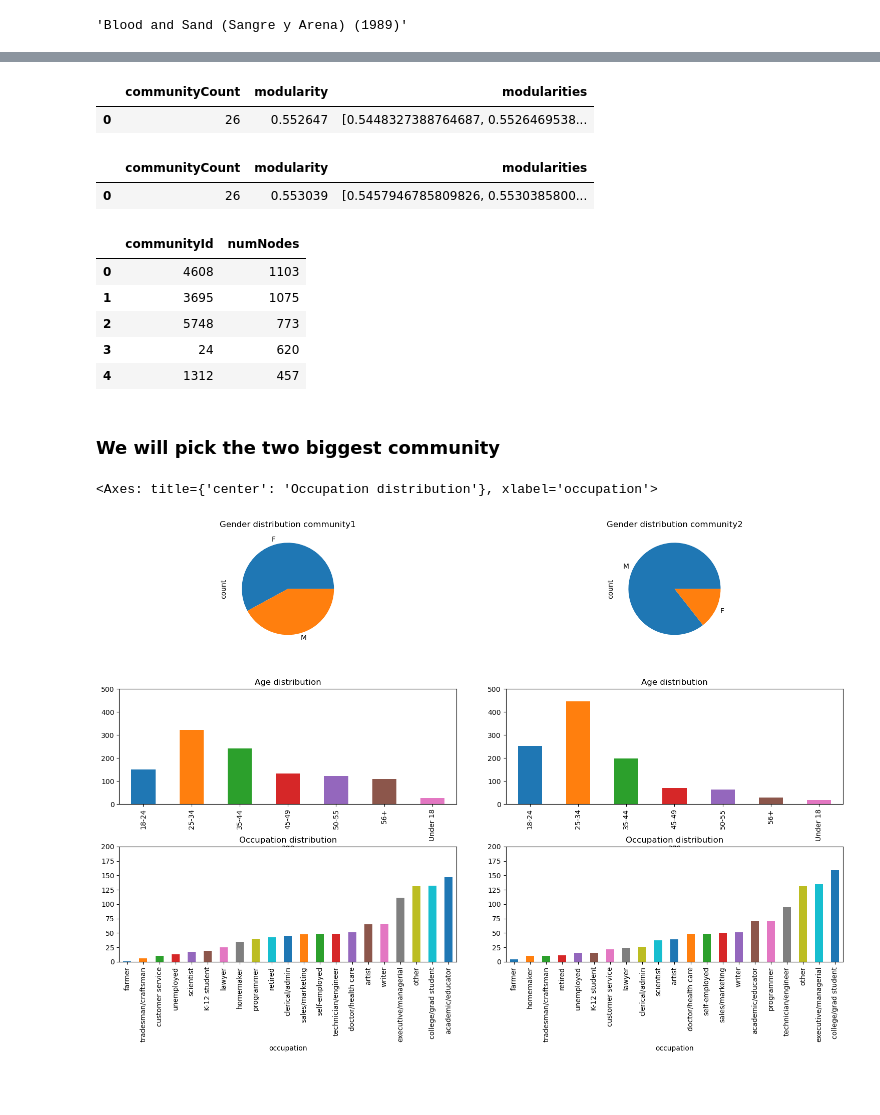
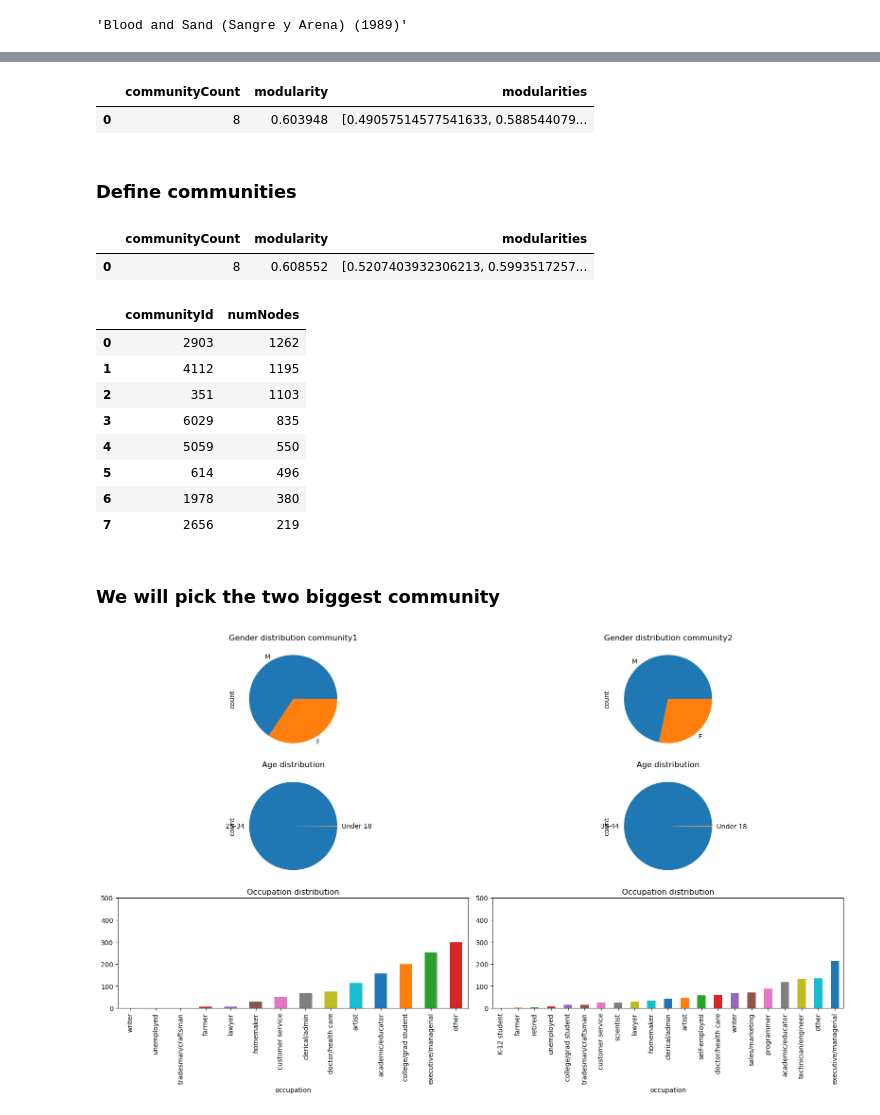
Before and after one commit to AngeloLongano/graph_analytics_movie_dataset, a Jupyter notebook: 3_research_questions.ipynb, the cells around one changed output, grey strips where cells are left out. Cells and saved outputs as stored; diff of their text form; code cells hidden in the pictures; blank space fills up the shorter version.

```diff
--- a/3_research_questions.ipynb
+++ b/3_research_questions.ipynb
@@ -306,30 +560,39 @@ gds.run_cypher(
 # %%
 gds.run_cypher(
     """
-    CALL gds.louvain.stats('users-similarities', { relationshipWeightProperty:'score',maxIterations:1000,includeIntermediateCommunities:true})
+    CALL gds.louvain.stats('users-similarities',
+    {
+        relationshipWeightProperty: 'score'
+    })
     YIELD communityCount, modularity, modularities
 """
 )
 # %% [output]
 |  | communityCount | modularity | modularities |
-| 0 | 26 | 0.552647 | [0.5448327388764687, 0.5526469538... |
+| 0 | 8 | 0.603948 | [0.49057514577541633, 0.588544079... |
+# %% [markdown]
+### Define communities
 # %%
 gds.run_cypher(
     """
-    CALL gds.louvain.write('users-similarities', { relationshipWeightProperty: 'score',writeProperty:'communityId',maxIterations:1000})
+    CALL gds.louvain.write('users-similarities',
+    {
+        writeProperty:'communityId',
+        relationshipWeightProperty: 'score'
+    })
     YIELD communityCount, modularity, modularities
 """
 )
 # %% [output]
 |  | communityCount | modularity | modularities |
-| 0 | 26 | 0.553039 | [0.5457946785809826, 0.5530385800... |
+| 0 | 8 | 0.608552 | [0.5207403932306213, 0.5993517257... |
 # %%
 result = gds.run_cypher(
     """
     MATCH (u:User)
     RETURN u.communityId as communityId, COUNT(*) as numNodes
     ORDER BY numNodes DESC
-    LIMIT 5
+
     """
 )
 communityId1 = result.iloc[0]["communityId"]
@@ -337,11 +600,14 @@ communityId2 = result.iloc[1]["communityId"]
 result
 # %% [output]
 |  | communityId | numNodes |
-| 0 | 4608 | 1103 |
-| 1 | 3695 | 1075 |
-| 2 | 5748 | 773 |
-| 3 | 24 | 620 |
-| 4 | 1312 | 457 |
+| 0 | 2903 | 1262 |
+| 1 | 4112 | 1195 |
+| 2 | 351 | 1103 |
+| 3 | 6029 | 835 |
+| 4 | 5059 | 550 |
+| 5 | 614 | 496 |
+| 6 | 1978 | 380 |
+| 7 | 2656 | 219 |
 # %% [markdown]
 ### We will pick the two biggest community
 # %%
@@ -351,7 +617,7 @@ from helpers import AGE_LABELS, OCCUPATION_LABELS
 community1 = gds.run_cypher(
     f"""
     MATCH (u:User WHERE u.communityId={communityId1})
-    RETURN u.age AS age, u.occupation AS occupation, u.gender AS gender,u.favoriteGenre AS favoriteGenre, u.favoriteYear AS favoriteYear, u.favoriteMonth AS favoriteMonth, u.ratings AS ratings, u.minRating AS minRating, u.maxRating AS maxRating, u.avgRating AS avgRating, u.stdRating AS stdRating
+    RETURN u.age AS age, u.occupation AS occupation, u.gender AS gender, u.favoriteMonth AS favoriteMonth, u.activity AS activity
     """
 )
 community1_age = community1["age"].value_counts().rename(index=AGE_LABELS).sort_index()
@@ -366,7 +632,7 @@ community1_occupation = (
 community2 = gds.run_cypher(
     f"""
     MATCH (u:User WHERE u.communityId={communityId2})
-    RETURN u.age AS age, u.occupation AS occupation, u.gender AS gender,u.favoriteGenre AS favoriteGenre, u.favoriteYear AS favoriteYear, u.favoriteMonth AS favoriteMonth, u.ratings AS ratings, u.minRating AS minRating, u.maxRating AS maxRating, u.avgRating AS avgRating, u.stdRating AS stdRating
+    RETURN u.age AS age, u.occupation AS occupation, u.gender AS gender, u.favoriteMonth AS favoriteMonth, u.activity AS activity
     """
 )
 community2_age = community2["age"].value_counts().rename(index=AGE_LABELS).sort_index()
@@ -380,41 +646,39 @@ community2_occupation = (
 from matplotlib.colors import TABLEAU_COLORS
 
 fig, ax = plt.subplots(3, 2, figsize=(16, 10))
-fig.tight_layout(pad=4)
+
 community1["gender"].value_counts().plot(
     kind="pie", title="Gender distribution community1", ax=ax[0, 0]
 )
 community2["gender"].value_counts().plot(
     kind="pie", title="Gender distribution community2", ax=ax[0, 1]
 )
 community1_age.plot(
-    kind="bar",
+    kind="pie",
     title="Age distribution",
     color=TABLEAU_COLORS,
-    ylim=(0, 500),
     ax=ax[1, 0],
 )
 community2_age.plot(
-    kind="bar",
+    kind="pie",
     title="Age distribution",
     color=TABLEAU_COLORS,
-    ylim=(0, 500),
     ax=ax[1, 1],
 )
 community1_occupation.plot(
     kind="bar",
     title="Occupation distribution",
     color=TABLEAU_COLORS,
-    ylim=(0, 200),
+    ylim=(0, 500),
     ax=ax[2, 0],
 )
 community2_occupation.plot(
     kind="bar",
     title="Occupation distribution",
     color=TABLEAU_COLORS,
-    ylim=(0, 200),
+    ylim=(0, 500),
     ax=ax[2, 1],
 )
+fig.tight_layout()
 # %% [output]
-<Axes: title={'center': 'Occupation distribution'}, xlabel='occupation'>
-[figure, old version]
+[figure, new version]
```
Also changed, not shown: parts of 66 cells of this notebook, 13 other files.
